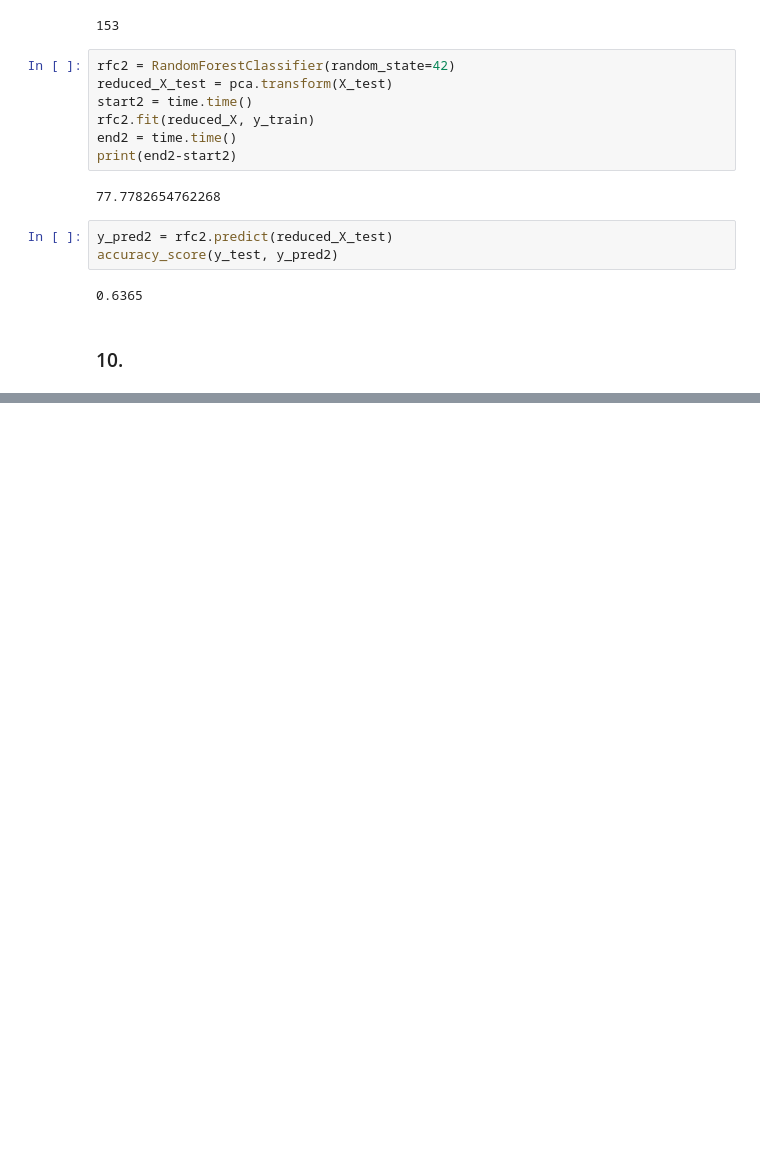
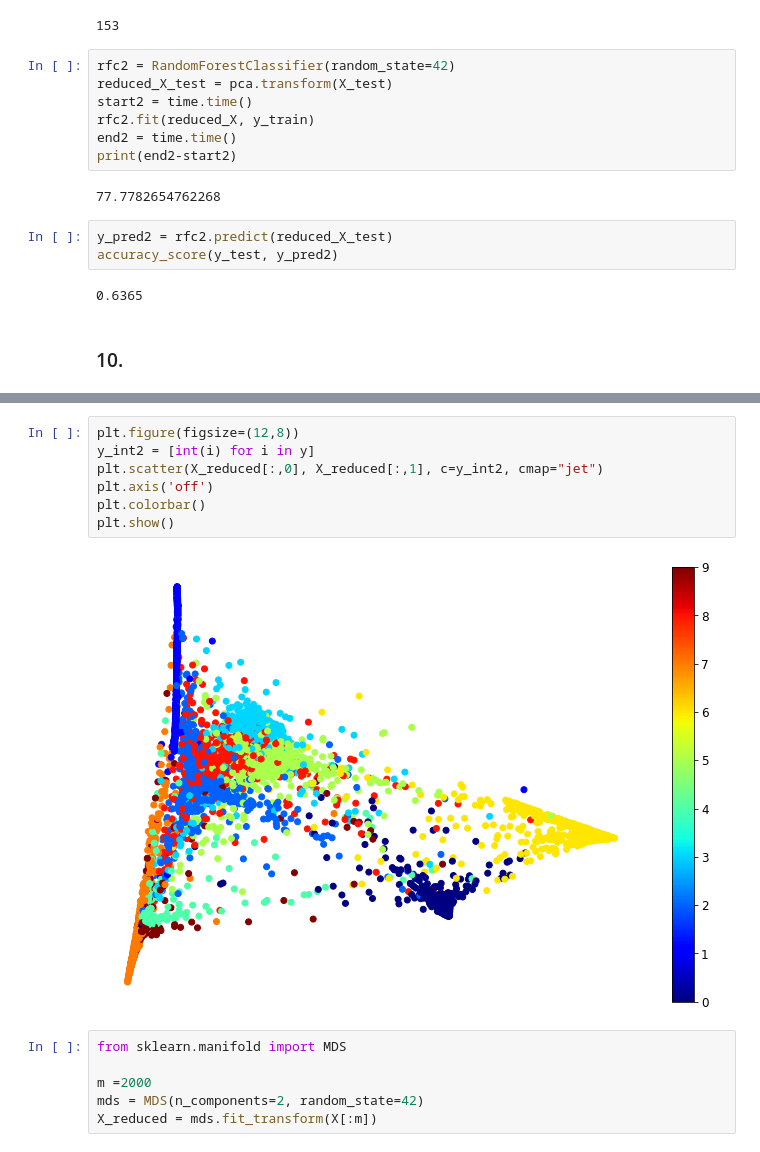
Before and after one commit to d1amondb0t/MLPractice, a Jupyter notebook: Chap8/DimesionalityReduction.ipynb, the cells around one changed output, grey strips where cells are left out. Drawn from its saved outputs; the diff is of its cells as text; blank space fills up the shorter version.

```diff
--- a/Chap8/DimesionalityReduction.ipynb
+++ b/Chap8/DimesionalityReduction.ipynb
@@ -286,0 +333,15 @@ accuracy_score(y_test, y_pred2)
+# %%
+plt.figure(figsize=(12,8))
+y_int2 = [int(i) for i in y]
+plt.scatter(X_reduced[:,0], X_reduced[:,1], c=y_int2, cmap="jet")
+plt.axis('off')
+plt.colorbar()
+plt.show()
+# %% [output]
+[figure, added]
+# %%
+from sklearn.manifold import MDS
+
+m =2000
+mds = MDS(n_components=2, random_state=42)
+X_reduced = mds.fit_transform(X[:m])
```
Also changed, not shown: parts of 6 cells of this notebook.
